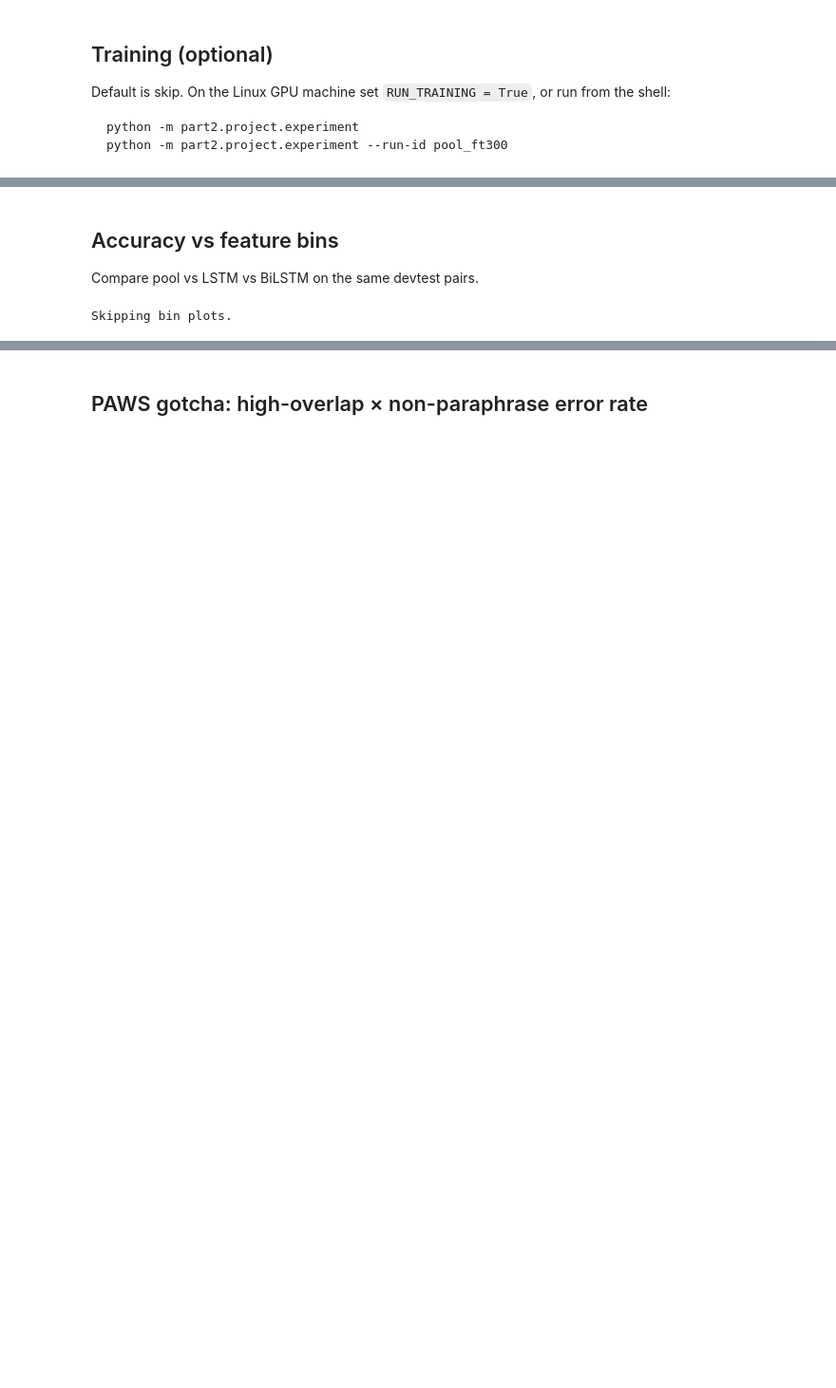
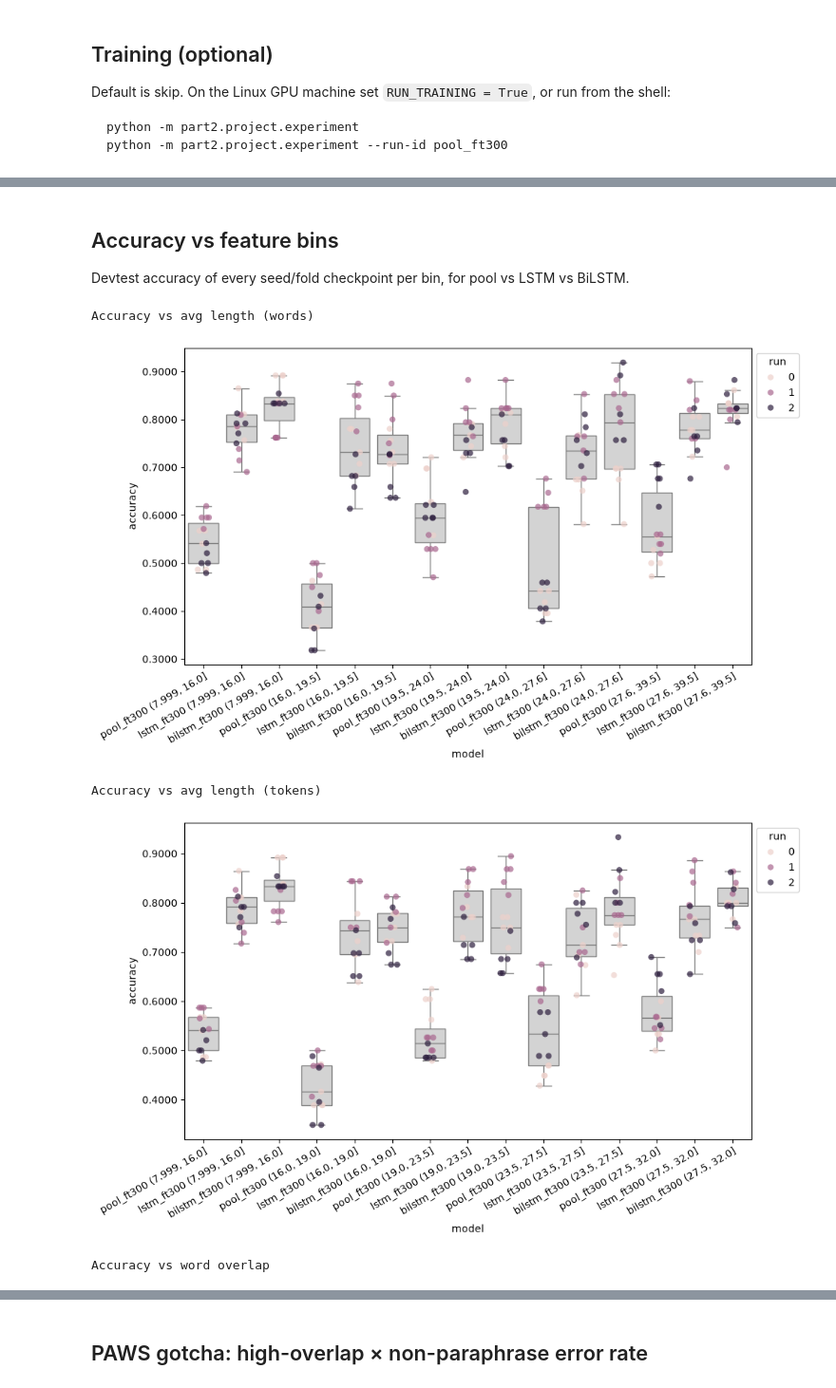
Before and after one commit to Joeyjdl/nlp1-student, a Jupyter notebook: part2/project/project.ipynb, the cells around one changed output, grey strips where cells are left out. Shown at 95% size. Saved outputs shown, nothing was run; the diff lists cells and outputs as text; code cells hidden in the pictures; blank space fills up the shorter version.

```diff
--- a/part2/project/project.ipynb
+++ b/part2/project/project.ipynb
@@ -141,0 +216,14 @@ No predictions available — analysis plots below will skip.
+# %%
+if RUN_DEVTEST_PREDS:
+    system_predictions = analysis.collect_devtest_predictions(ANALYSIS_SYSTEMS, devtest_splits)
+    for system, checkpoint_predictions in system_predictions.items():
+        accuracies = [
+            np.mean(predictions == np.array([label for _pair, label in devtest_splits[config.SEEDS.index(seed)]["devtest"]]))
+            for (seed, fold), predictions in checkpoint_predictions.items()
+        ]
+        print(f"{system}: devtest acc {np.mean(accuracies):.4f} ± {np.std(accuracies):.4f} over {len(accuracies)} checkpoints")
+    analysis_df = analysis.build_analysis_frame(devtest_splits, system_predictions, tokenizer)
+    display(analysis_df)
+else:
+    analysis_df = None
+    print("Skipping devtest predictions (RUN_DEVTEST_PREDS=False) — analysis plots below will skip.")
@@ -142,19 +247,21 @@ No predictions available — analysis plots below will skip.
 # %% [markdown]
 ## Accuracy vs feature bins
 
-Compare pool vs LSTM vs BiLSTM on the same devtest pairs.
+Devtest accuracy of every seed/fold checkpoint per bin, for pool vs LSTM vs BiLSTM.
 # %%
 if RUN_BIN_PLOTS and analysis_df is not None:
-    analysis.plot_accuracy_vs_bins(
-        analysis_df, "avg_len_words_bin", title="Accuracy vs avg length (words)"
-    )
-    analysis.plot_accuracy_vs_bins(
-        analysis_df, "avg_len_tokens_bin", title="Accuracy vs avg length (tokens)"
-    )
-    analysis.plot_accuracy_vs_bins(
-        analysis_df, "overlap_bin", title="Accuracy vs word overlap"
-    )
+    for bin_col, title in [
+        ("avg_len_words_bin", "Accuracy vs avg length (words)"),
+        ("avg_len_tokens_bin", "Accuracy vs avg length (tokens)"),
+        ("overlap_bin", "Accuracy vs word overlap"),
+    ]:
+        print(title)
+        baseline.analysis.plot_box_and_points(analysis.bin_accuracy_frame(analysis_df, bin_col), figsize=(10, 6))
 else:
     print("Skipping bin plots.")
 # %% [output]
-Skipping bin plots.
+Accuracy vs avg length (words)
+[figure, added]
+Accuracy vs avg length (tokens)
+[figure, added]
+Accuracy vs word overlap
```
Also changed, not shown: parts of 34 cells of this notebook, 3 other files.
